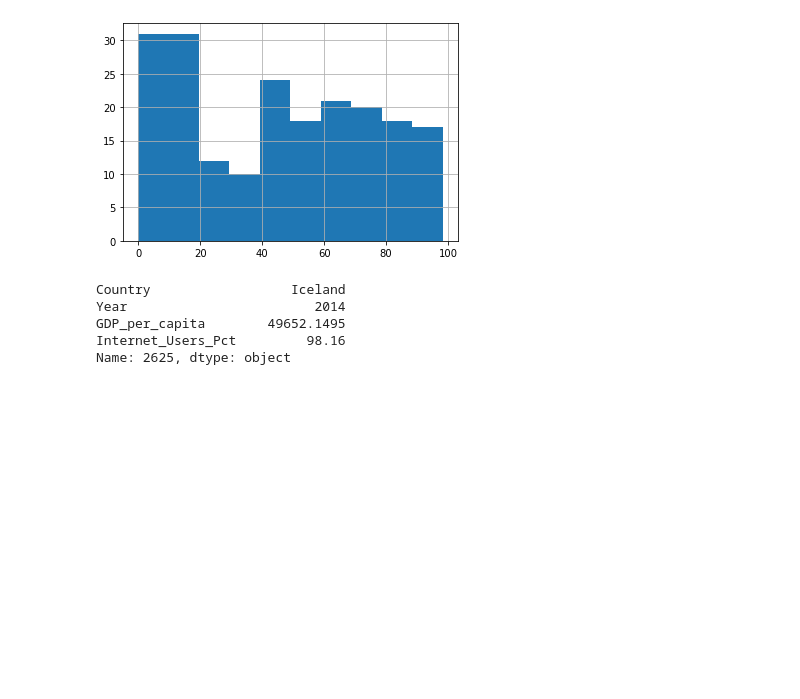
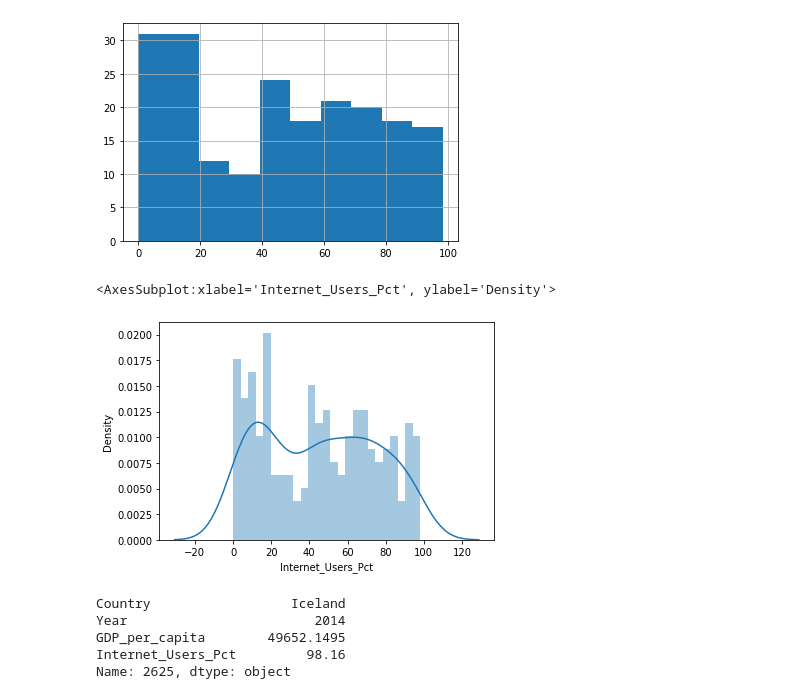
Before and after one commit to kyman90/gdp-and-internet-usage-kyman90, a Jupyter notebook: Notebook/UN Project.ipynb, the cells around one changed output. Drawn from its saved outputs; the diff is of its cells as text; code cells hidden in the pictures; blank space fills up the shorter version.

```diff
--- a/Notebook/UN Project.ipynb
+++ b/Notebook/UN Project.ipynb
@@ -416,6 +431,11 @@ No, it is Bimodal
 gdp_internet_2014['Internet_Users_Pct'].hist();
 # %% [output]
 [figure]
+# %%
+sns.distplot(gdp_internet_2014.Internet_Users_Pct, bins = 25)
+# %% [output]
+<AxesSubplot:xlabel='Internet_Users_Pct', ylabel='Density'>
+[figure, added]
 # %%
 gdp_internet_2014.iloc[gdp_internet_2014.Internet_Users_Pct.argmax(), 0:4]
 # %% [output]
```
Also changed, not shown: parts of 19 cells of this notebook, 1 other file.
